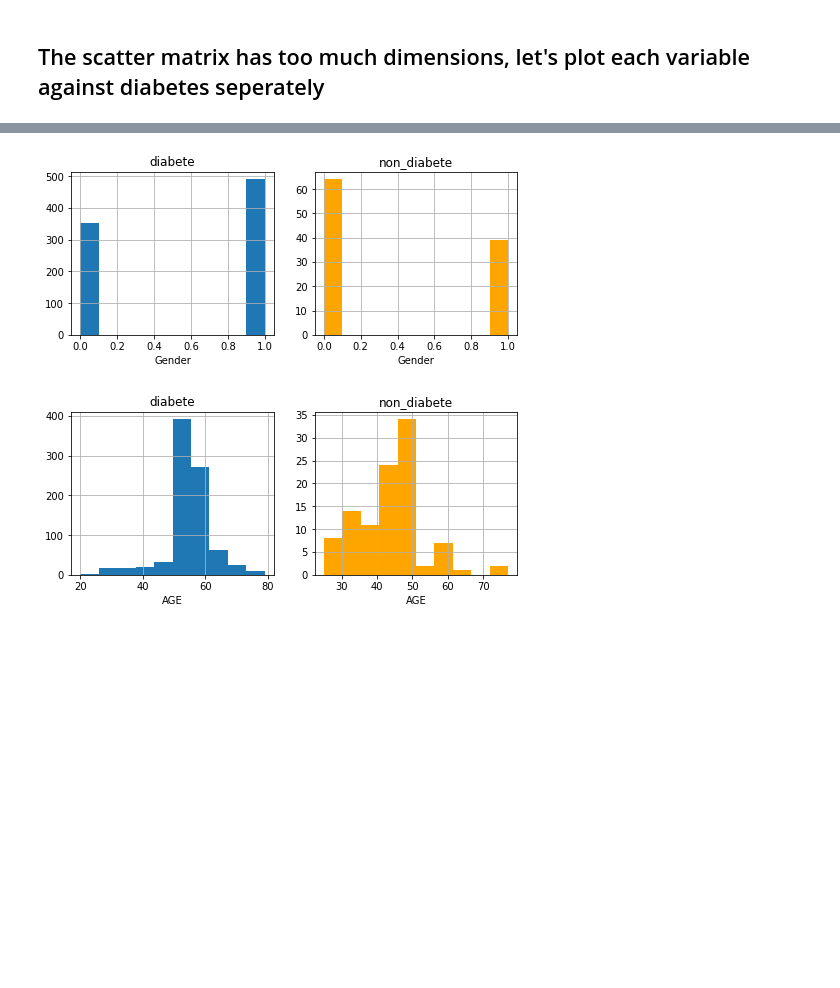
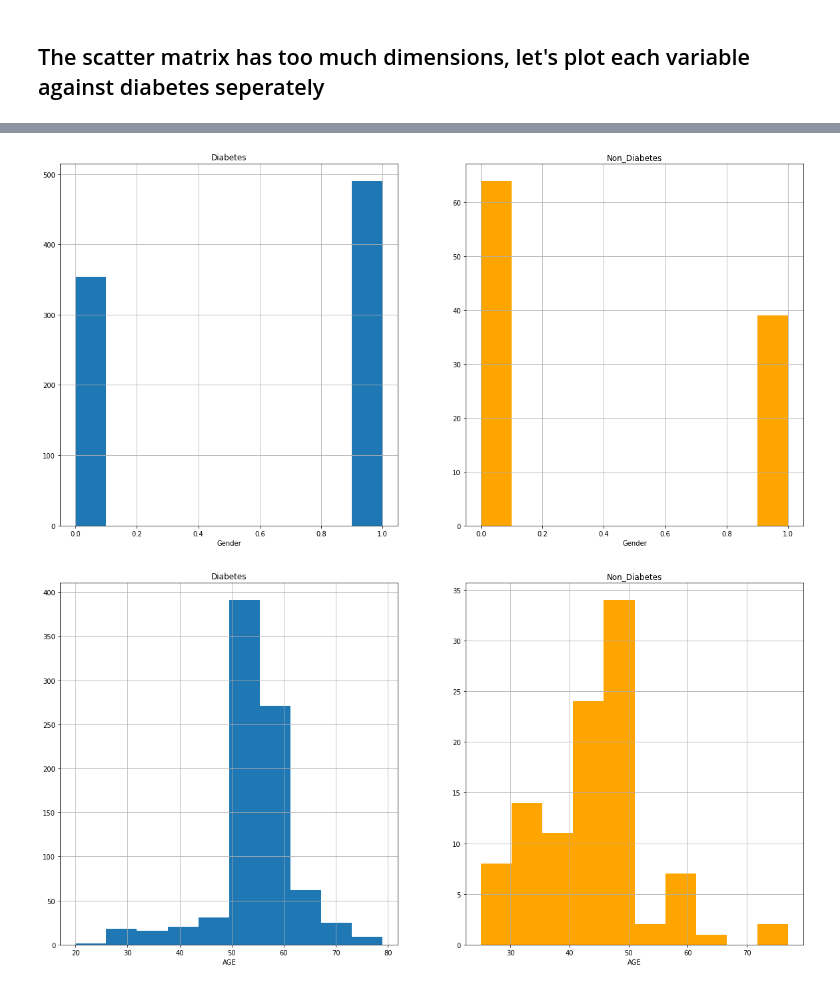
Before and after one commit to QizheCui/Diabetes-Squad, a Jupyter notebook: EDA/initial plotting.ipynb, the cells around one changed output, grey strips where cells are left out. Saved outputs shown, nothing was run; the diff lists cells and outputs as text; code cells hidden in the pictures; blank space fills up the shorter version.

```diff
--- a/EDA/initial plotting.ipynb
+++ b/EDA/initial plotting.ipynb
@@ -60,24 +60,3 @@ pd.plotting.scatter_matrix(df_copy, c=df_copy["CLASS"], figsize=(20, 20),
 plt.show()
 # %% [output]
 [figure]
-# %%
-diabete = df_copy[df_copy['CLASS']==1]  # dataset with thoese who have diabetes
-non_diabete = df_copy[df_copy['CLASS']==0]  # dataset with thoese who don't have diabetes
-features_list = df_copy.columns  # a list of all columns
-
-for var in features_list:
-    plt.figure(figsize=(10,3))
-    diabete[var].hist(bins=20)
-    fig = diabete[var].hist(bins=20, color="blue", label="Diabetes")
-    fig = non_diabete[var].hist(bins=20, color='orange', label = "Non-Diabetes")
-    fig.set_title('Diabetes vs. Non-diabetes')
-    fig.set_xlabel(var)
-    fig.legend()
-    plt.show()
-"""
-plt.figure(figsize=(8,8))
-fig = diabete['BMI'].hist(bins=20)
-fig = non_diabete['BMI'].hist(bins=20, color='orange')
-fig.set_xlabel('BMI')
-fig.set_title('Diabetes vs. Non-diabetes')
-"""
@@ -100,2 +63,16 @@ features_list = df_copy.columns
 # %% [markdown]
 ## The scatter matrix has too much dimensions, let's plot each variable against diabetes seperately
+# %%
+diabete = df_copy[df_copy['CLASS']==1]  # dataset with thoese who have diabetes
+non_diabete = df_copy[df_copy['CLASS']==0]  # dataset with thoese who don't have diabetes
+features_list = df_copy.columns  # a list of all columns
+
+for var in features_list:
+    plt.figure(figsize=(20,10))
+    diabete[var].hist(bins=20)
+    fig = diabete[var].hist(bins=20, color="blue", label="Diabetes")
+    fig = non_diabete[var].hist(bins=20, color='orange', label = "Non-Diabetes")
+    fig.set_title('Diabetes vs. Non-diabetes')
+    fig.set_xlabel(var)
+    fig.legend()
+    plt.show()
@@ -102,17 +92,16 @@ features_list = df_copy.columns
 # %%
 for var in features_list:
-    plt.figure(figsize=(8,3))
+    plt.figure(figsize=(20,10))
     plt.subplot(1,2,1)  # (1,2,1) means one row, 2 columns, this is the 1st column
     fig = diabete[var].hist()
-    fig.set_title('diabete')
+    fig.set_title('Diabetes')
     fig.set_xlabel(var)
 
     plt.subplot(1,2,2)  # (1,2,1) means one row, 2 columns, this is the 2nd column
     fig = non_diabete[var].hist(color='orange')
-    fig.set_title('non_diabete')
+    fig.set_title('Non_Diabetes')
     fig.set_xlabel(var)
-
-plt.show()
+    plt.show()
 # %% [output]
-[figure, old version]
+[figure, new version]
-[figure, old version]
+[figure, new version]
```
Also changed, not shown: parts of 5 cells of this notebook.
